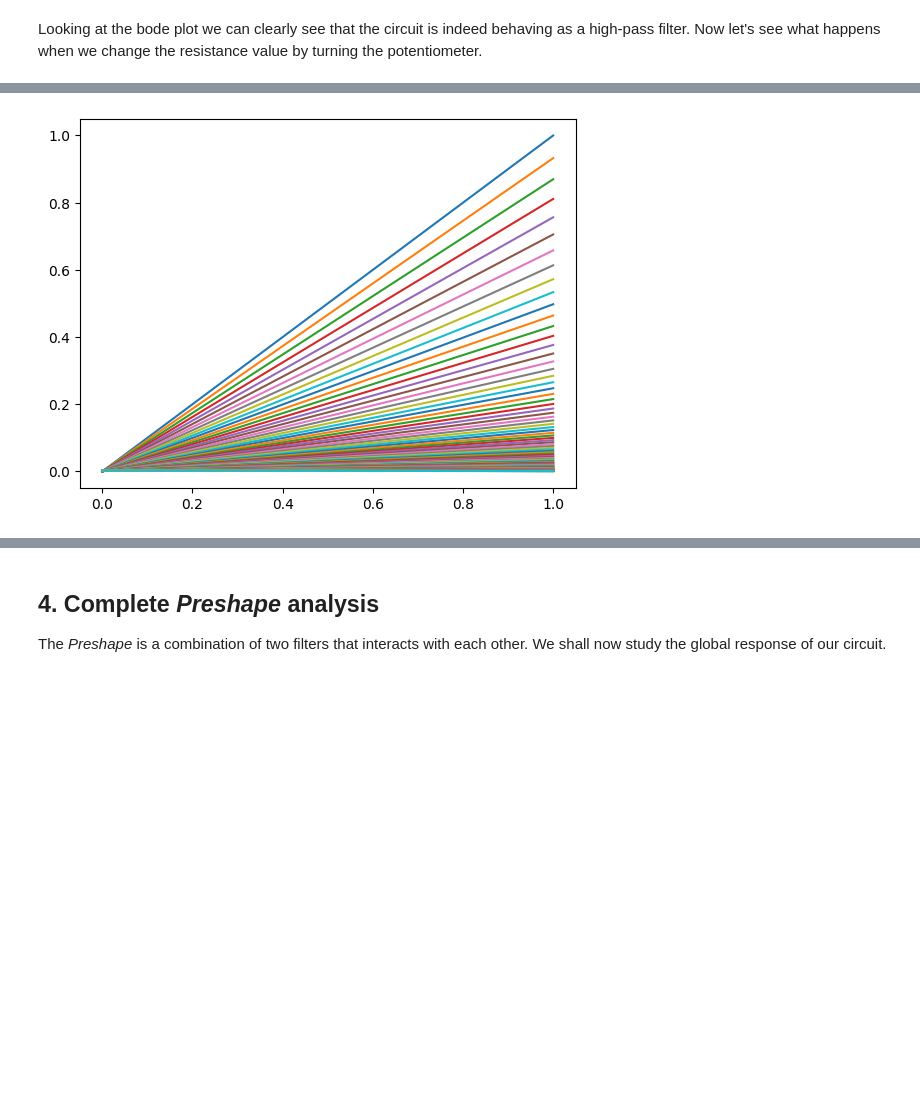
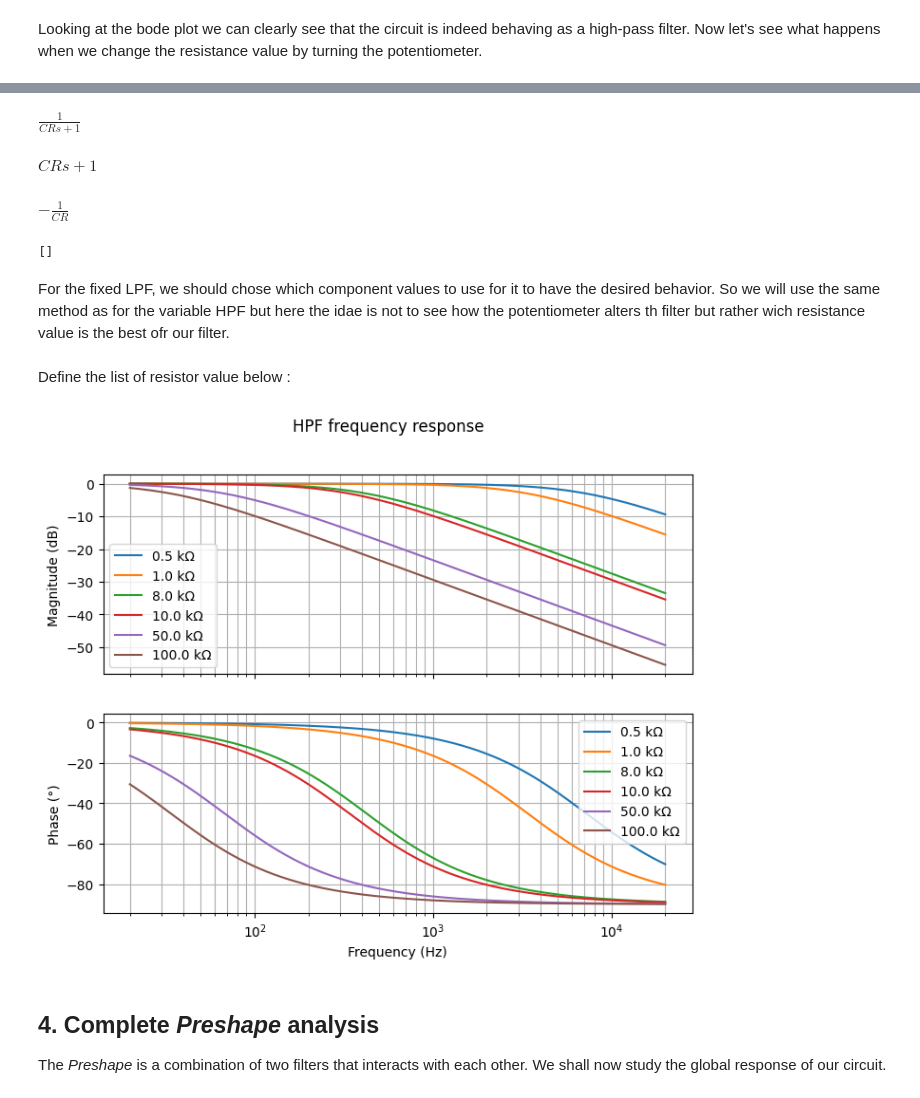
Before and after one commit to TitSo17/custom-fuzz-face, a Jupyter notebook: analysis/notebooks/01_PreShape_filter.ipynb, the cells around one changed output, grey strips where cells are left out. Drawn from its saved outputs; the diff is of its cells as text; code cells hidden in the pictures; blank space fills up the shorter version.

```diff
--- a/analysis/notebooks/01_PreShape_filter.ipynb
+++ b/analysis/notebooks/01_PreShape_filter.ipynb
@@ -143,12 +158,83 @@ for i in tab :
-# %%
-plt.plot(ct.step_response(sys));
-# %% [output]
-[figure, removed]
 # %% [markdown]
 ## 3. Fixed low-pass filter analysis
 Regarding the LPF, it has a very basic structure :
 
 ![title](img/Fix_LPF.png)
+# %%
+H_lp = sp.simplify((Zc)/(Zc + Zr)) #Transfer function using voltage divider
+H_lp
+# %% [output]
+$\displaystyle \frac{1}{C R s + 1}$
+# %%
+N, D = sp.fraction(H_lp)
+D
+# %% [output]
+$\displaystyle C R s + 1$
+# %%
+zeros = sp.solve(N,s)
+poles = sp.solve(D,s)
+poles[0]
+# %% [output]
+$\displaystyle - \frac{1}{C R}$
+# %%
+zeros
+# %% [output]
+[]
+# %% [markdown]
+For the fixed LPF, we should chose which component values to use for it to have the desired behavior. So we will use the same method as for the variable HPF but here the idae is not to see how the potentiometer alters th filter but rather wich resistance value is the best ofr our filter.
+# %% [markdown]
+Define the list of resistor value below :
+# %%
+tab = [470, 1e3, 8e3, 10e3, 50e3, 100e3]
+# %%
+# human ear frequency range in rad/s
+f = np.logspace(np.log10(20), np.log10(20000), 1000)
+omega_range = 2*np.pi*f
+
+fig, (ax1, ax2) = plt.subplots(
+    2, 1,
+    sharex=True,
+    figsize=(8,6)
+)
+
+for R_value in tab:
+
+    values = {
+        R: R_value,
+        C: 47e-9
+    }
+    H_num = sp.simplify(H_lp.subs(values))
+    num, den = sp.fraction(H_num)
+    N_poly = sp.Poly(num, s)
+    D_poly = sp.Poly(den, s)
+    N_coeffs = N_poly.all_coeffs()
+    D_coeffs = D_poly.all_coeffs()
+    N_coeffs = [float(c) for c in N_coeffs]
+    D_coeffs = [float(c) for c in D_coeffs]
+    sys = ct.TransferFunction(
+        N_coeffs,
+        D_coeffs
+    )
+    mag, phase, omega = ct.frequency_response(sys, omega_range)
+    f = omega / (2*np.pi)
+    mag_db = 20*np.log10(mag)
+    phase_deg = np.degrees(phase)
+
+    ax1.semilogx(f, mag_db, label=f"{R_value/1000:.1f} kΩ")
+    ax2.semilogx(f, phase_deg, label=f"{R_value/1000:.1f} kΩ")
+
+# Display settings for a clean view
+ax1.grid(True, which="both")
+ax2.grid(True, which="both")
+ax1.set_ylabel("Magnitude (dB)")
+ax2.set_ylabel("Phase (°)")
+ax2.set_xlabel("Frequency (Hz)")
+ax1.legend()
+ax2.legend()
+fig.suptitle("HPF frequency response")
+plt.show()
+# %% [output]
+[figure, added]
 # %% [markdown]
 ## 4. Complete *Preshape* analysis
 The *Preshape* is a combination of two filters that interacts with each other. We shall now study the global response of our circuit.
```
Also changed, not shown: parts of 9 cells of this notebook, 5 other files.
